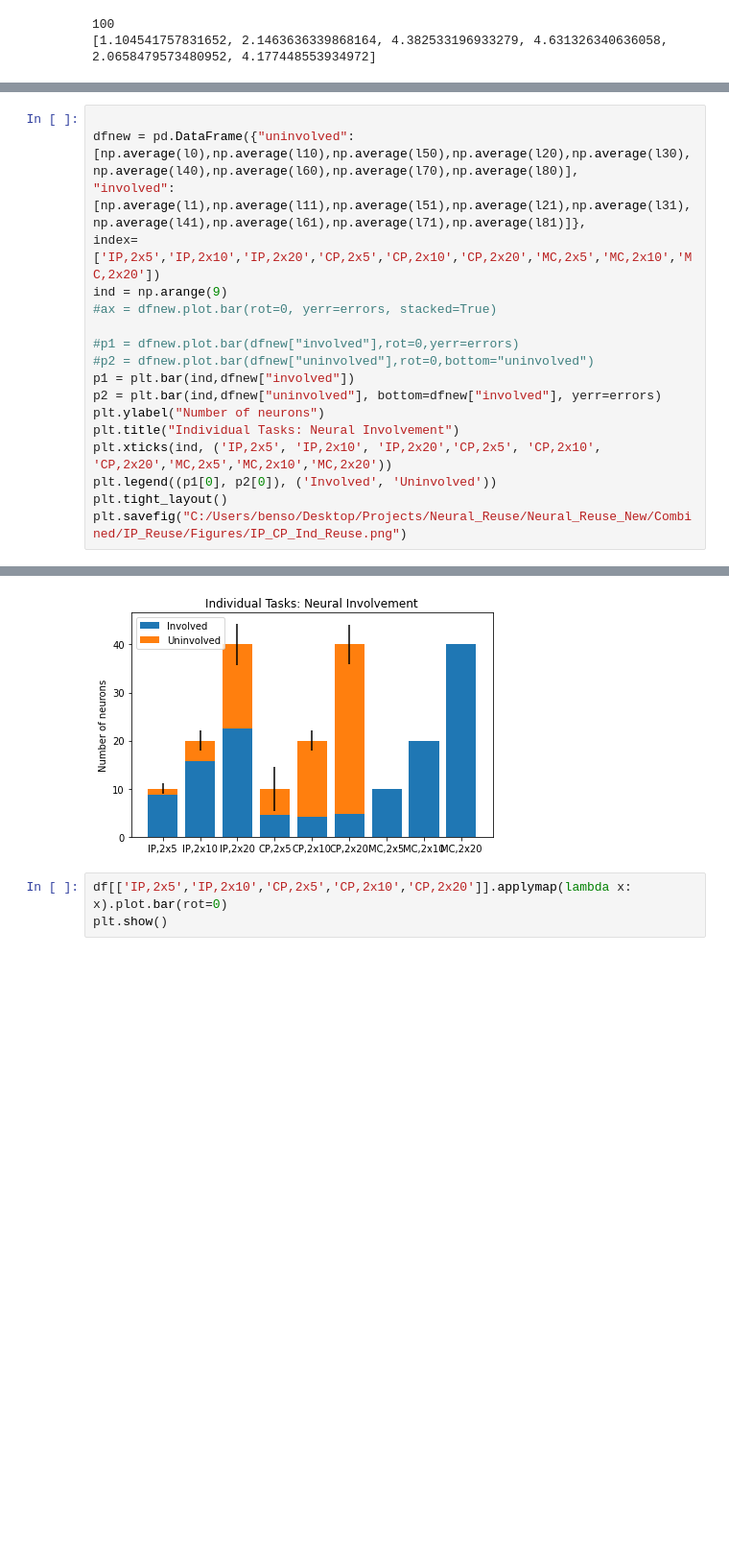
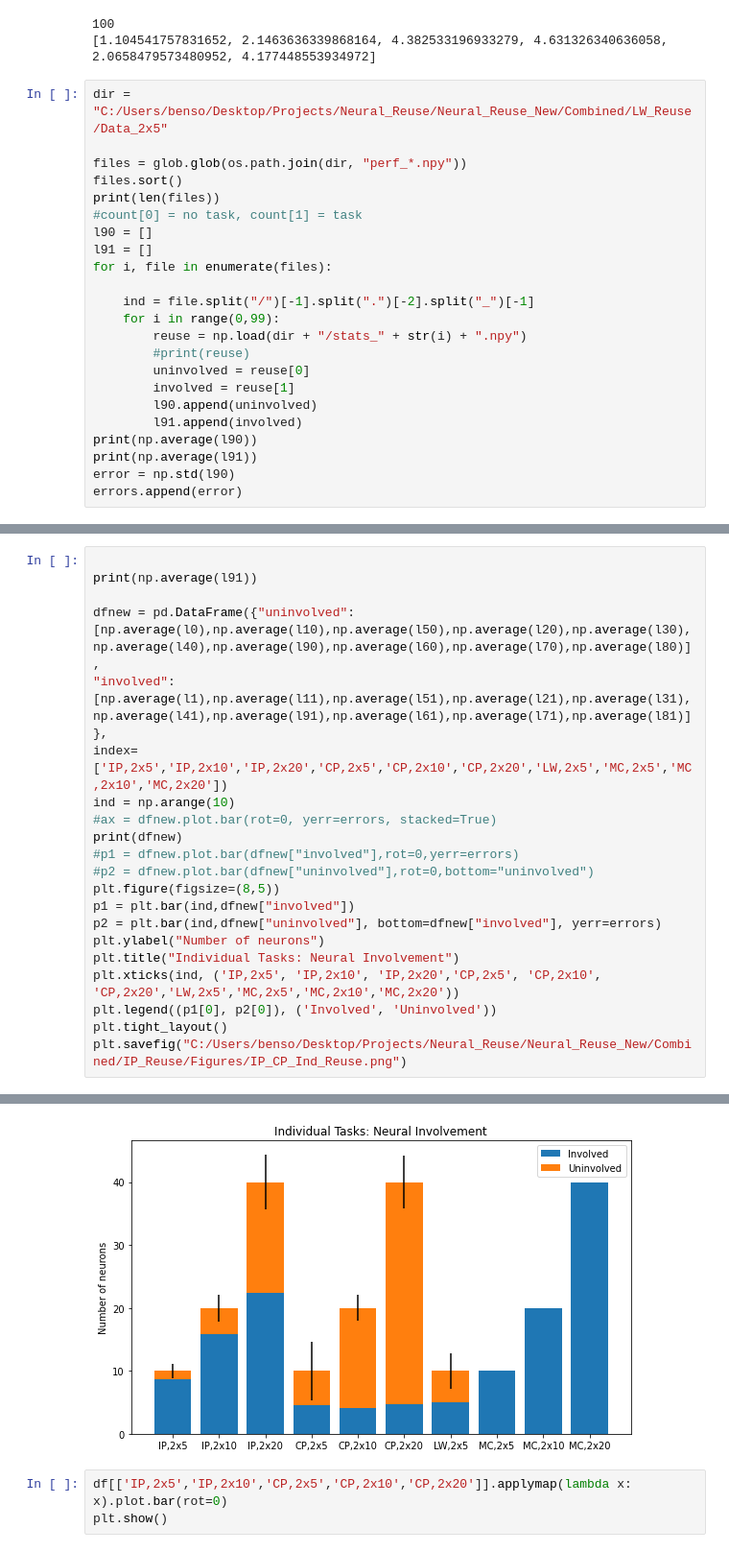
Before and after one commit to lvbenson/Neural_Reuse_New, a Jupyter notebook: Combined/IP_Reuse/Figures/figures.ipynb, the cells around one changed output, grey strips where cells are left out. Shown at 96% size. Saved outputs shown, nothing was run; the diff lists cells and outputs as text; blank space fills up the shorter version.

```diff
--- a/Combined/IP_Reuse/Figures/figures.ipynb
+++ b/Combined/IP_Reuse/Figures/figures.ipynb
@@ -154,3 +154,26 @@ print(errors)
 # %% [output]
 100
 [1.104541757831652, 2.1463636339868164, 4.382533196933279, 4.631326340636058, 2.0658479573480952, 4.177448553934972]
+# %%
+dir = "C:/Users/benso/Desktop/Projects/Neural_Reuse/Neural_Reuse_New/Combined/LW_Reuse/Data_2x5"
+
+files = glob.glob(os.path.join(dir, "perf_*.npy"))
+files.sort()
+print(len(files))
+#count[0] = no task, count[1] = task
+l90 = []
+l91 = []
+for i, file in enumerate(files):
+
+    ind = file.split("/")[-1].split(".")[-2].split("_")[-1]
+    for i in range(0,99):
+        reuse = np.load(dir + "/stats_" + str(i) + ".npy")
+        #print(reuse)
+        uninvolved = reuse[0]
+        involved = reuse[1]
+        l90.append(uninvolved)
+        l91.append(involved)
+print(np.average(l90))
+print(np.average(l91))
+error = np.std(l90)
+errors.append(error)
@@ -234,18 +261,21 @@ print(errors)
 # %%
 
-dfnew = pd.DataFrame({"uninvolved": [np.average(l0),np.average(l10),np.average(l50),np.average(l20),np.average(l30),np.average(l40),np.average(l60),np.average(l70),np.average(l80)],
-"involved":[np.average(l1),np.average(l11),np.average(l51),np.average(l21),np.average(l31),np.average(l41),np.average(l61),np.average(l71),np.average(l81)]},
-index=['IP,2x5','IP,2x10','IP,2x20','CP,2x5','CP,2x10','CP,2x20','MC,2x5','MC,2x10','MC,2x20'])
-ind = np.arange(9)
+print(np.average(l91))
+
+dfnew = pd.DataFrame({"uninvolved": [np.average(l0),np.average(l10),np.average(l50),np.average(l20),np.average(l30),np.average(l40),np.average(l90),np.average(l60),np.average(l70),np.average(l80)],
+"involved":[np.average(l1),np.average(l11),np.average(l51),np.average(l21),np.average(l31),np.average(l41),np.average(l91),np.average(l61),np.average(l71),np.average(l81)]},
+index=['IP,2x5','IP,2x10','IP,2x20','CP,2x5','CP,2x10','CP,2x20','LW,2x5','MC,2x5','MC,2x10','MC,2x20'])
+ind = np.arange(10)
 #ax = dfnew.plot.bar(rot=0, yerr=errors, stacked=True)
-
+print(dfnew)
 #p1 = dfnew.plot.bar(dfnew["involved"],rot=0,yerr=errors)
 #p2 = dfnew.plot.bar(dfnew["uninvolved"],rot=0,bottom="uninvolved")
+plt.figure(figsize=(8,5))
 p1 = plt.bar(ind,dfnew["involved"])
 p2 = plt.bar(ind,dfnew["uninvolved"], bottom=dfnew["involved"], yerr=errors)
 plt.ylabel("Number of neurons")
 plt.title("Individual Tasks: Neural Involvement")
-plt.xticks(ind, ('IP,2x5', 'IP,2x10', 'IP,2x20','CP,2x5', 'CP,2x10', 'CP,2x20','MC,2x5','MC,2x10','MC,2x20'))
+plt.xticks(ind, ('IP,2x5', 'IP,2x10', 'IP,2x20','CP,2x5', 'CP,2x10', 'CP,2x20','LW,2x5','MC,2x5','MC,2x10','MC,2x20'))
 plt.legend((p1[0], p2[0]), ('Involved', 'Uninvolved'))
 plt.tight_layout()
 plt.savefig("C:/Users/benso/Desktop/Projects/Neural_Reuse/Neural_Reuse_New/Combined/IP_Reuse/Figures/IP_CP_Ind_Reuse.png")
@@ -253,4 +295,4 @@ plt.savefig("C:/Users/benso/Desktop/Projects/Neural_Reuse/Neural_Reuse_New/Combi
-[figure, old version]
+[figure, new version]
 # %%
 df[['IP,2x5','IP,2x10','CP,2x5','CP,2x10','CP,2x20']].applymap(lambda x: x).plot.bar(rot=0)
 plt.show()
```
Also changed, not shown: parts of 5 cells of this notebook.
